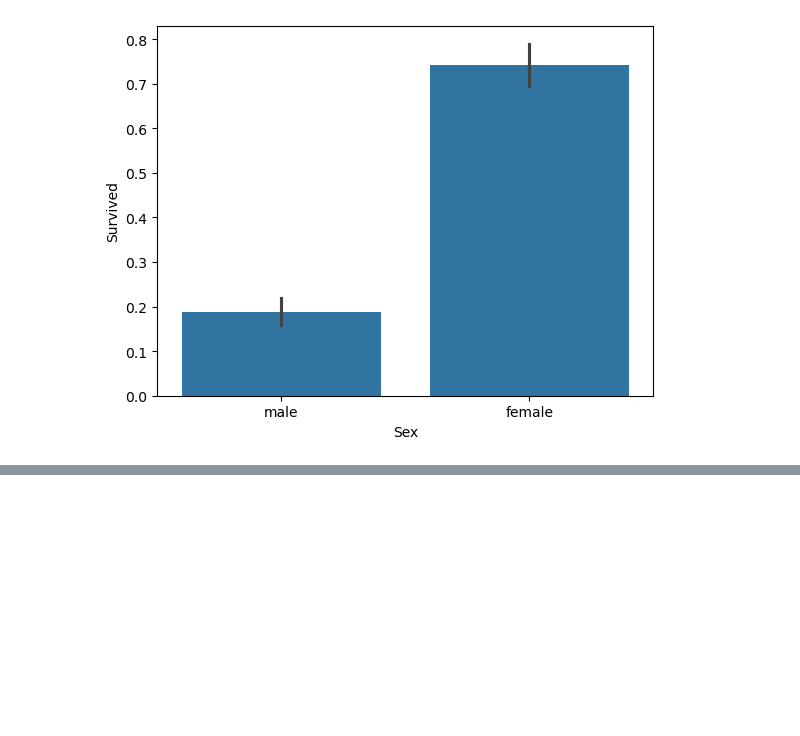
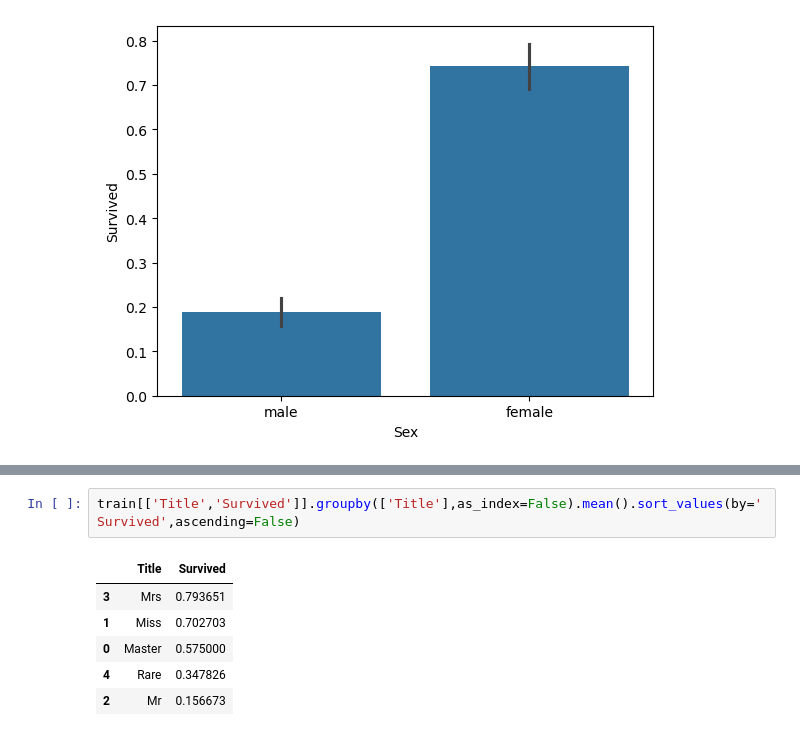
Before and after one commit to manishbhatia7/Kaggle, a Jupyter notebook: Competition Datasets/Titanic Machine Learning from Disaster/titanic.ipynb, the cells around one changed output, grey strips where cells are left out. Drawn from its saved outputs; the diff is of its cells as text; blank space fills up the shorter version.

```diff
--- a/Competition Datasets/Titanic Machine Learning from Disaster/titanic.ipynb
+++ b/Competition Datasets/Titanic Machine Learning from Disaster/titanic.ipynb
@@ -138,0 +194,9 @@ sns.barplot(x='Sex',y='Survived',data=train)
+# %%
+train[['Title','Survived']].groupby(['Title'],as_index=False).mean().sort_values(by='Survived',ascending=False)
+# %% [output]
+|  | Title | Survived |
+| 3 | Mrs | 0.793651 |
+| 1 | Miss | 0.702703 |
+| 0 | Master | 0.575000 |
+| 4 | Rare | 0.347826 |
+| 2 | Mr | 0.156673 |
```
Also changed, not shown: parts of 10 cells of this notebook.
